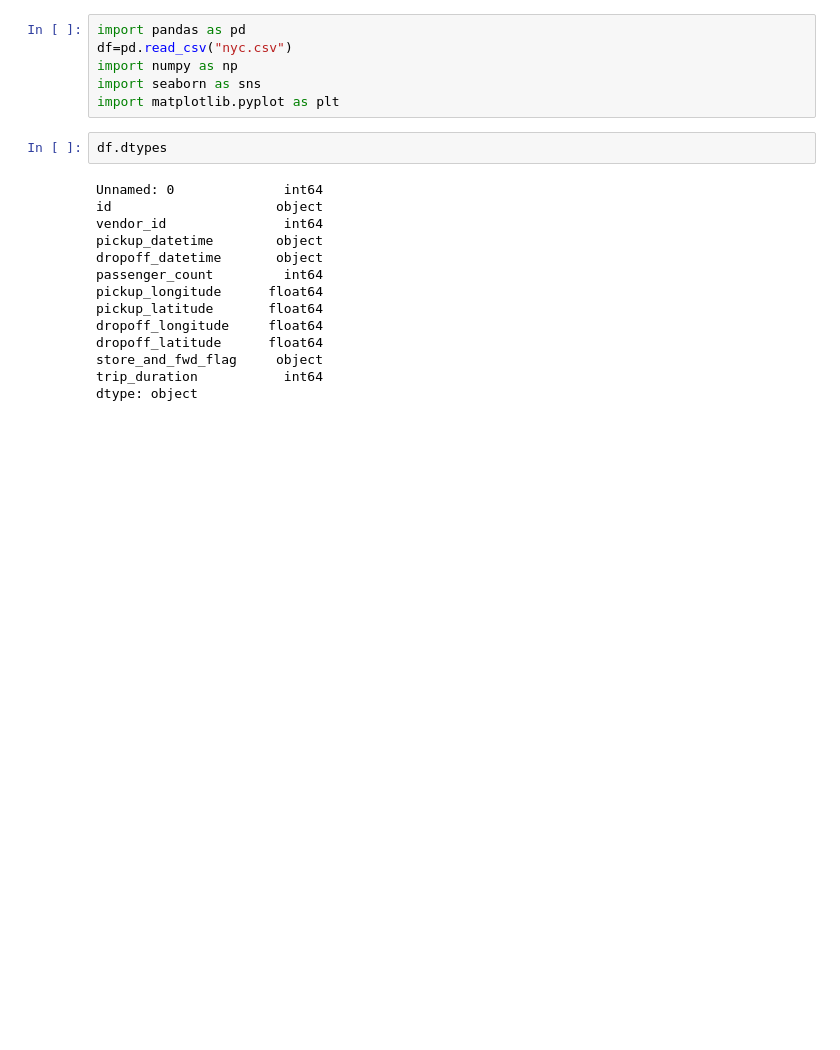
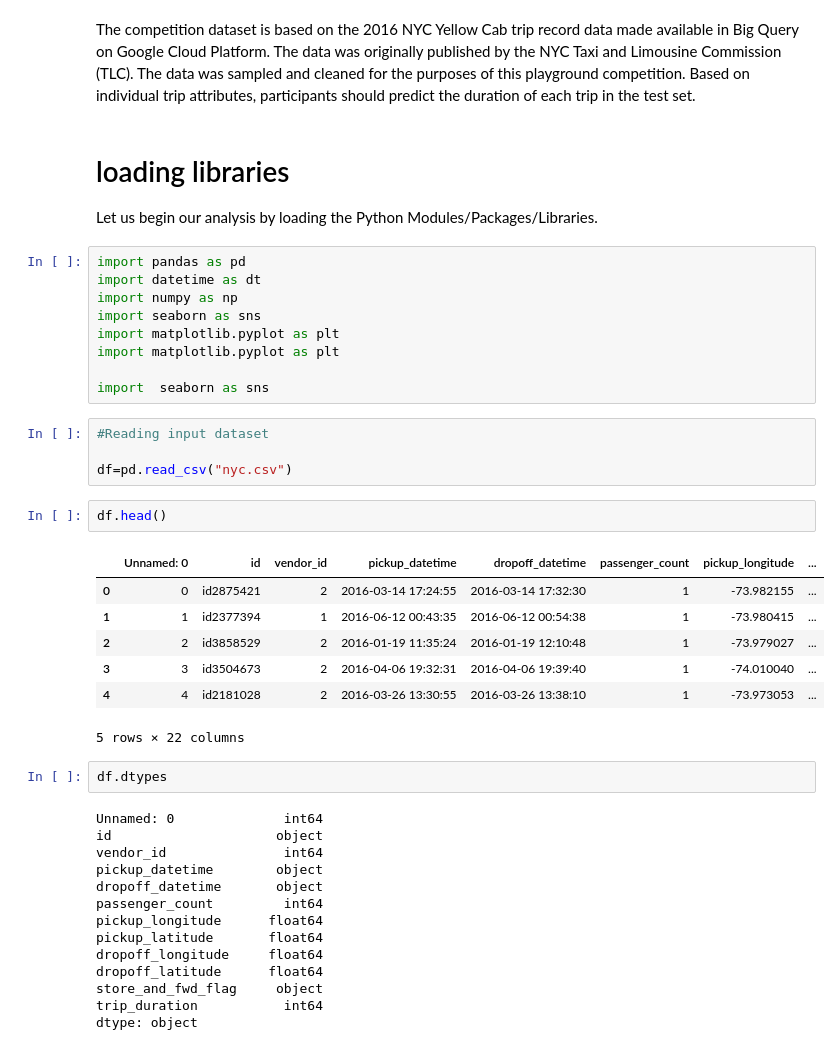
Before and after one commit to nitishkumar34/data, a Jupyter notebook: Untitled3.ipynb, the cells around one changed output. Drawn from its saved outputs; the diff is of its cells as text; blank space fills up the shorter version.

```diff
--- a/Untitled3.ipynb
+++ b/Untitled3.ipynb
@@ -1,11 +1,33 @@
 # %% [markdown]
 <a href="https://colab.research.google.com/github/nitishkumar34/data/blob/main/Untitled3.ipynb" target="_parent"><img src="https://colab.research.google.com/assets/colab-badge.svg" alt="Open In Colab"/></a>
+# %% [markdown]
+The competition dataset is based on the 2016 NYC Yellow Cab trip record data made available in Big Query on Google Cloud Platform. The data was originally published by the NYC Taxi and Limousine Commission (TLC). The data was sampled and cleaned for the purposes of this playground competition. Based on individual trip attributes, participants should predict the duration of each trip in the test set.
+# %% [markdown]
+# loading libraries
+Let us begin our analysis by loading the Python Modules/Packages/Libraries.
 # %%
 import pandas as pd
-df=pd.read_csv("nyc.csv")
+import datetime as dt
 import numpy as np
 import seaborn as sns
 import matplotlib.pyplot as plt
+import matplotlib.pyplot as plt
+
+import  seaborn as sns
+# %%
+#Reading input dataset
+
+df=pd.read_csv("nyc.csv")
+# %%
+df.head()
+# %% [output]
+|  | Unnamed: 0 | id | vendor_id | pickup_datetime | dropoff_datetime | passenger_count | pickup_longitude | ... |
+| 0 | 0 | id2875421 | 2 | 2016-03-14 17:24:55 | 2016-03-14 17:32:30 | 1 | -73.982155 | ... |
+| 1 | 1 | id2377394 | 1 | 2016-06-12 00:43:35 | 2016-06-12 00:54:38 | 1 | -73.980415 | ... |
+| 2 | 2 | id3858529 | 2 | 2016-01-19 11:35:24 | 2016-01-19 12:10:48 | 1 | -73.979027 | ... |
+| 3 | 3 | id3504673 | 2 | 2016-04-06 19:32:31 | 2016-04-06 19:39:40 | 1 | -74.010040 | ... |
+| 4 | 4 | id2181028 | 2 | 2016-03-26 13:30:55 | 2016-03-26 13:38:10 | 1 | -73.973053 | ... |
+5 rows × 22 columns
 # %%
 df.dtypes
 # %% [output]
```
Also changed, not shown: parts of 20 cells of this notebook.
